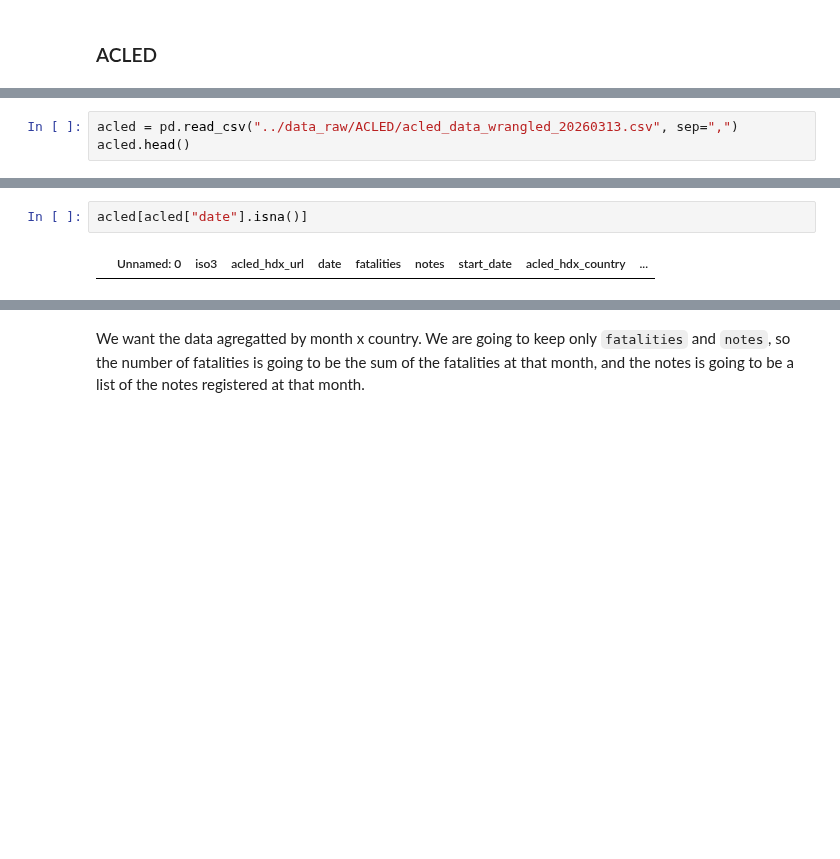
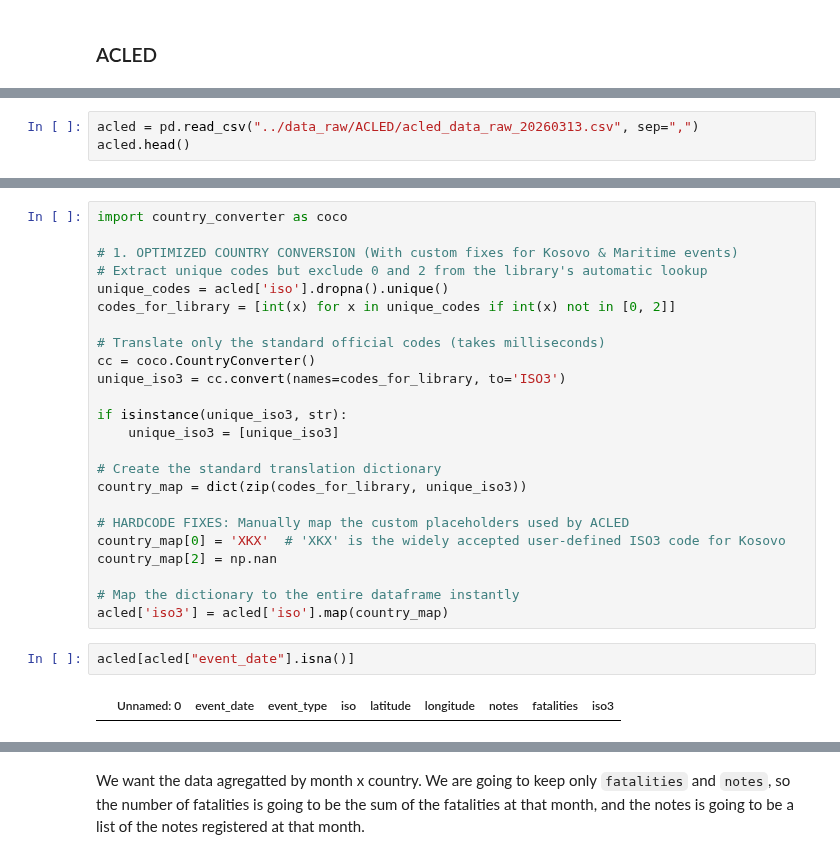
Before and after one commit to gallagelpi/Master_thesis, a Jupyter notebook: pipeline/preprocessing.ipynb, the cells around one changed output, grey strips where cells are left out. Cells and saved outputs as stored; diff of their text form; blank space fills up the shorter version.

```diff
--- a/pipeline/preprocessing.ipynb
+++ b/pipeline/preprocessing.ipynb
@@ -288,4 +282,4 @@ The data from acled is a csv file containing data aggregated by country x day ab
 # %%
-acled = pd.read_csv("../data_raw/ACLED/acled_data_wrangled_20260313.csv", sep=",")
+acled = pd.read_csv("../data_raw/ACLED/acled_data_raw_20260313.csv", sep=",")
 acled.head()
 # %% [output]
@@ -298,7 +294,31 @@ acled.head()
+# %%
+import country_converter as coco
+
+# 1. OPTIMIZED COUNTRY CONVERSION (With custom fixes for Kosovo & Maritime events)
+# Extract unique codes but exclude 0 and 2 from the library's automatic lookup
+unique_codes = acled['iso'].dropna().unique()
+codes_for_library = [int(x) for x in unique_codes if int(x) not in [0, 2]]
+
+# Translate only the standard official codes (takes milliseconds)
+cc = coco.CountryConverter()
+unique_iso3 = cc.convert(names=codes_for_library, to='ISO3')
+
+if isinstance(unique_iso3, str):
+    unique_iso3 = [unique_iso3]
+
+# Create the standard translation dictionary
+country_map = dict(zip(codes_for_library, unique_iso3))
+
+# HARDCODE FIXES: Manually map the custom placeholders used by ACLED
+country_map[0] = 'XKX'  # 'XKX' is the widely accepted user-defined ISO3 code for Kosovo
+country_map[2] = np.nan
+
+# Map the dictionary to the entire dataframe instantly
+acled['iso3'] = acled['iso'].map(country_map)
 # %%
-acled[acled["date"].isna()]
+acled[acled["event_date"].isna()]
 # %% [output]
-|  | Unnamed: 0 | iso3 | acled_hdx_url | date | fatalities | notes | start_date | acled_hdx_country | ... |
+|  | Unnamed: 0 | event_date | event_type | iso | latitude | longitude | notes | fatalities | iso3 |
 # %%
 acled[acled["iso3"].isna()]
 # %% [output]
```
Also changed, not shown: parts of 13 cells of this notebook, 2 other files.
